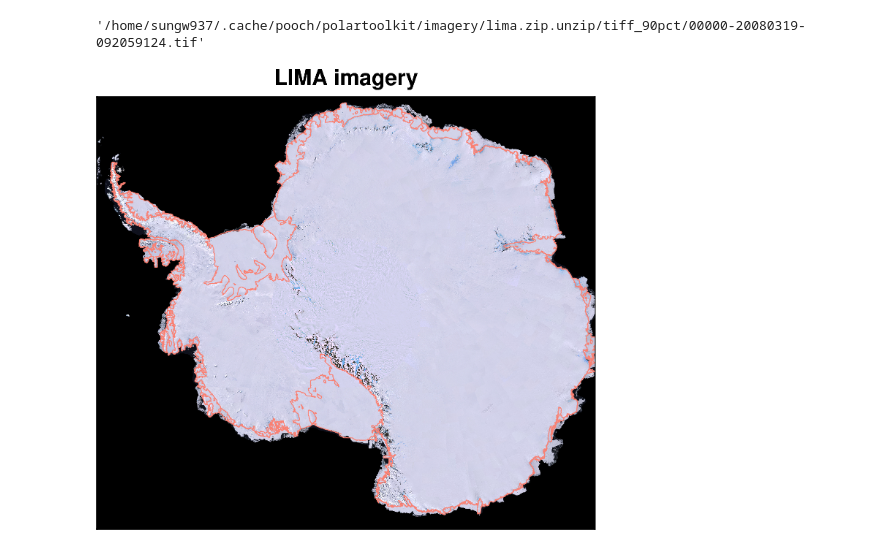
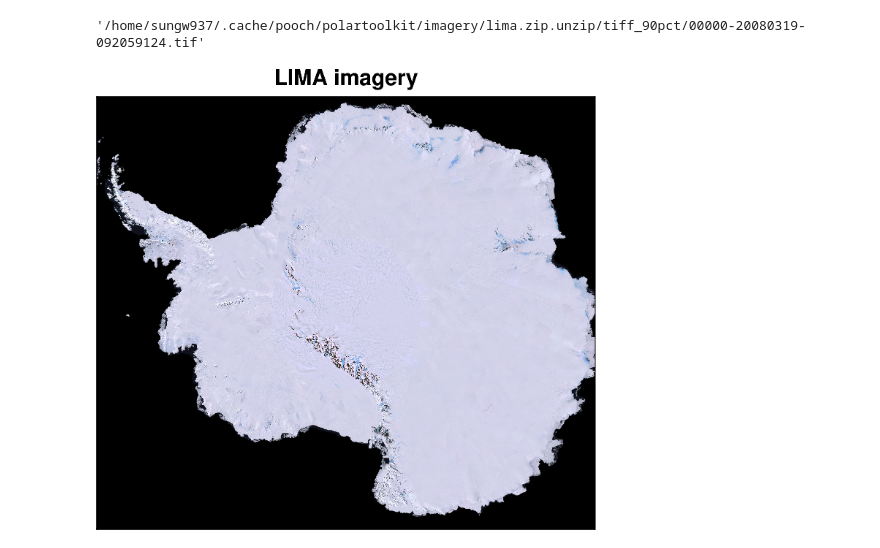
Before and after one commit to mdtanker/polartoolkit, a Jupyter notebook: docs/datasets/antarctica/imagery.ipynb, the cells around one changed output. Cells and saved outputs as stored; diff of their text form; code cells hidden in the pictures.

```diff
--- a/docs/datasets/antarctica/imagery.ipynb
+++ b/docs/datasets/antarctica/imagery.ipynb
@@ -24,15 +24,15 @@ data
 # %%
 # instead of passing the imagery filepath to `plot_grid`, we can use the keyword argument
 # `imagery_basemap=True` to either `maps.plot_grd()` or `maps.basemap()`
 fig = maps.basemap(
     imagery_basemap=True,
     title="LIMA imagery",
-    coast=True,
-    coast_pen="0.6p,salmon",
+    # coast=True,
+    # coast_pen="0.6p,salmon",
     colorbar=False,
     hemisphere="south",
     region=(-2.65e6, 2.65e6, -2.3e6, 2.3e6),
 )
 fig.show(dpi=200)
 # %% [output]
-[figure, old version]
+[figure, new version]
```
Also changed, not shown: parts of 1 cell of this notebook, 29 other files.
